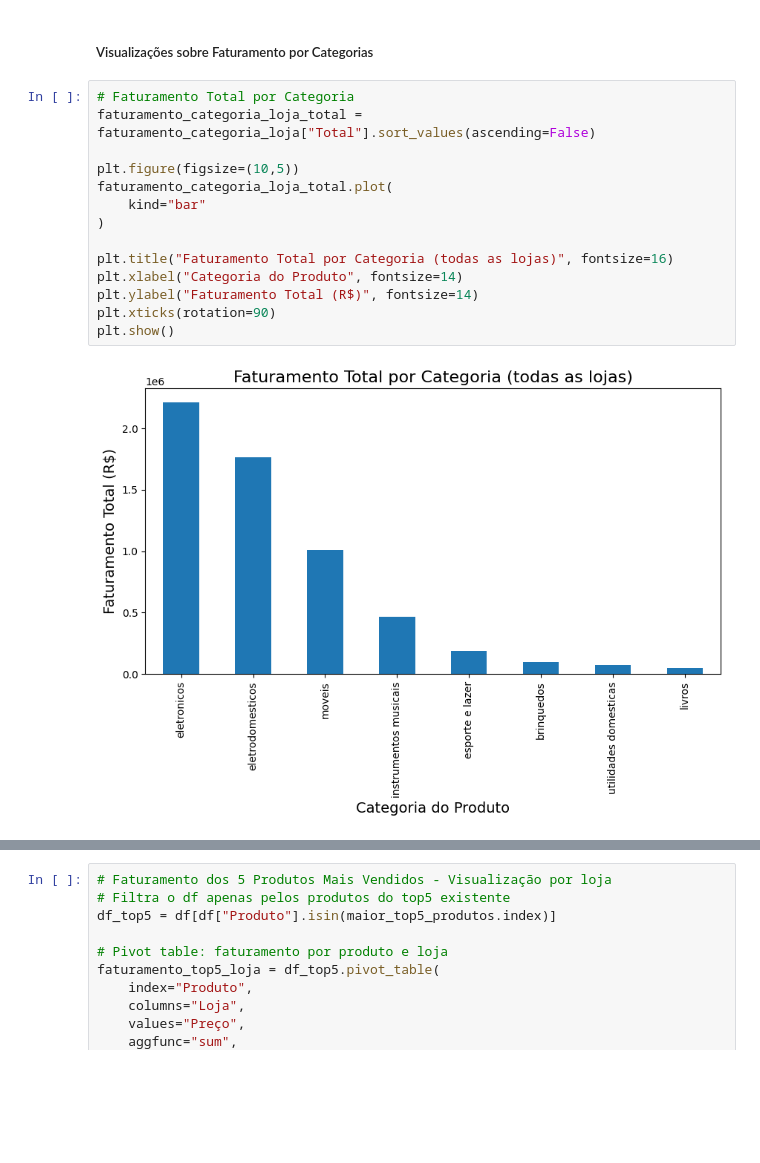
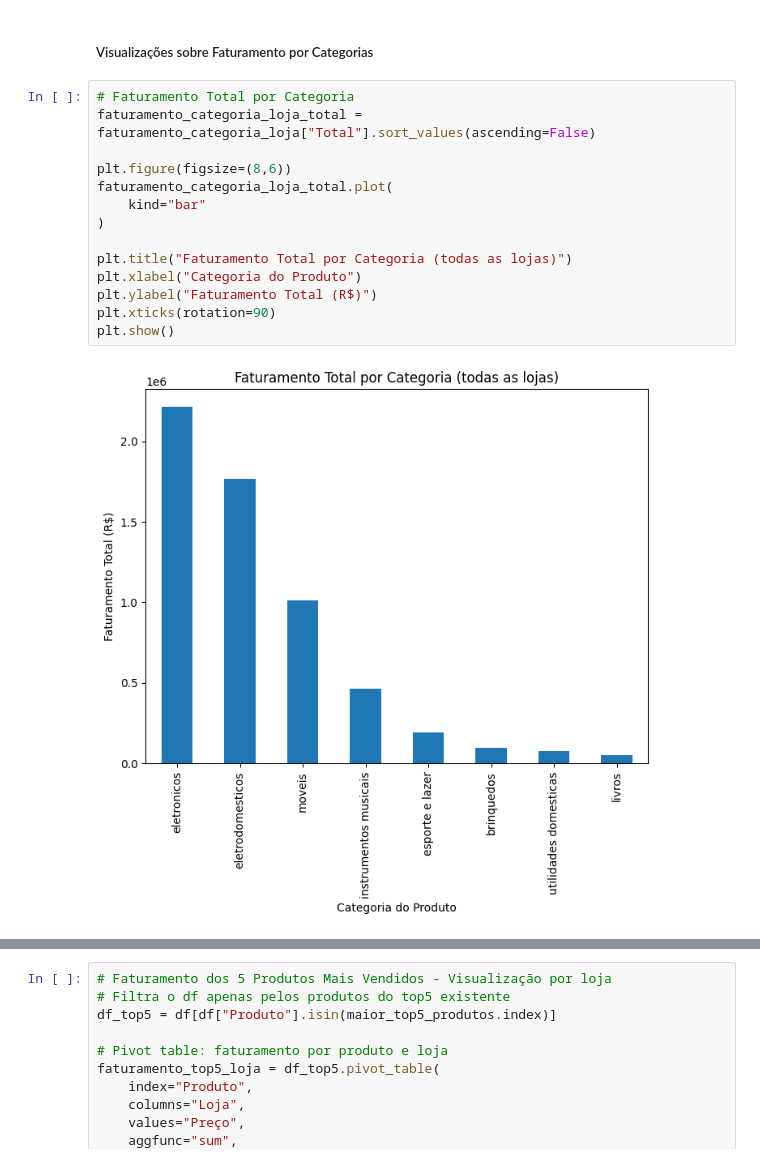
Before and after one commit to PatriciaDuran/one-challenge-alura-store, a Jupyter notebook: alura_store.ipynb, the cells around one changed output, grey strips where cells are left out. Drawn from its saved outputs; the diff is of its cells as text; blank space fills up the shorter version.

```diff
--- a/alura_store.ipynb
+++ b/alura_store.ipynb
@@ -910,19 +910,19 @@ plt.show()
 # %%
 # Faturamento Total por Categoria
 faturamento_categoria_loja_total = faturamento_categoria_loja["Total"].sort_values(ascending=False)
 
-plt.figure(figsize=(10,5))
+plt.figure(figsize=(8,6))
 faturamento_categoria_loja_total.plot(
     kind="bar"
 )
 
-plt.title("Faturamento Total por Categoria (todas as lojas)", fontsize=16)
-plt.xlabel("Categoria do Produto", fontsize=14)
-plt.ylabel("Faturamento Total (R$)", fontsize=14)
+plt.title("Faturamento Total por Categoria (todas as lojas)")
+plt.xlabel("Categoria do Produto")
+plt.ylabel("Faturamento Total (R$)")
 plt.xticks(rotation=90)
 plt.show()
 # %% [output]
-[figure, old version]
+[figure, new version]
 # %%
 # Top 5 categorias pelo faturamento total
 top5_categorias = faturamento_categoria_loja["Total"].sort_values(ascending=False).head(5).index
```
Also changed, not shown: parts of 24 cells of this notebook.
